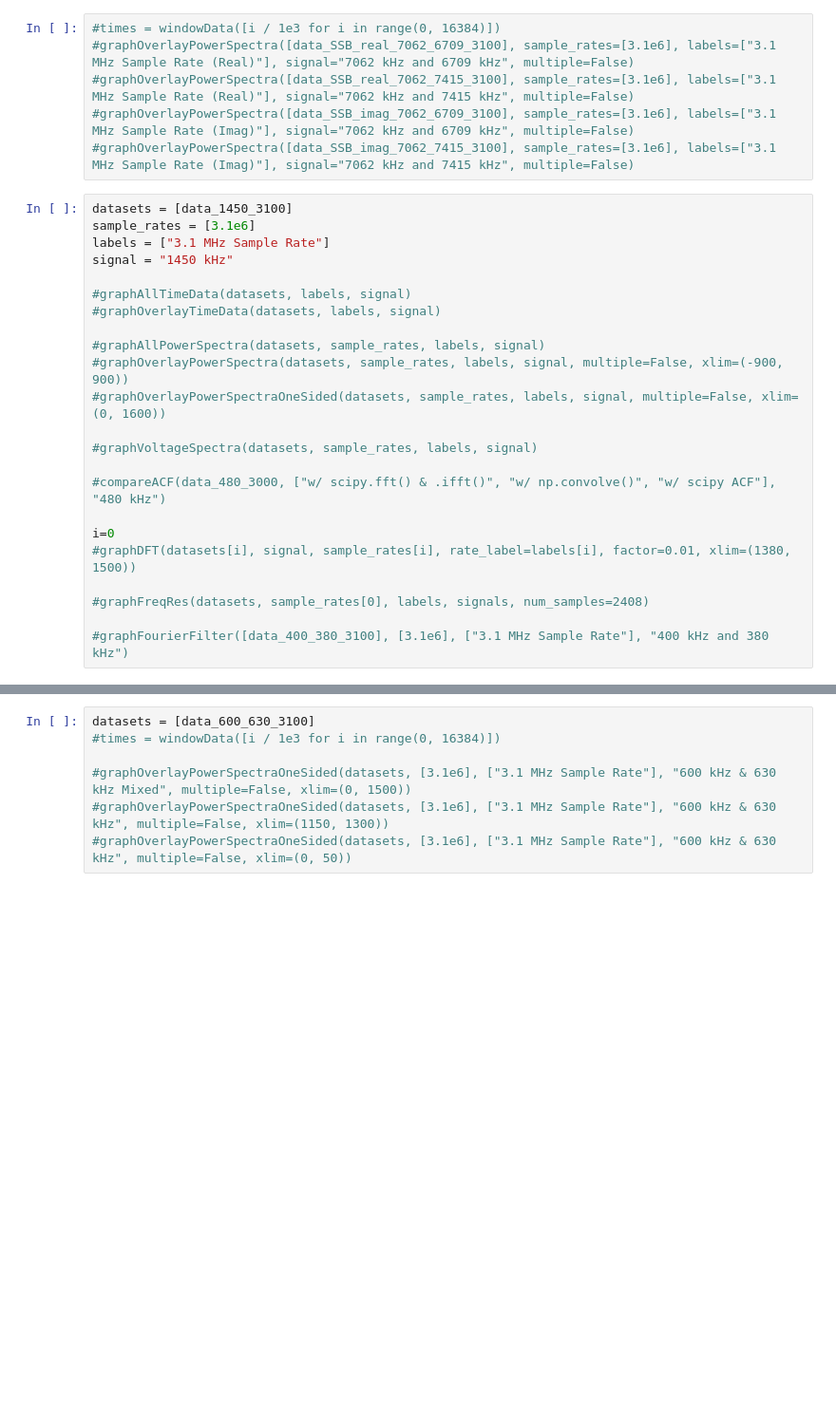
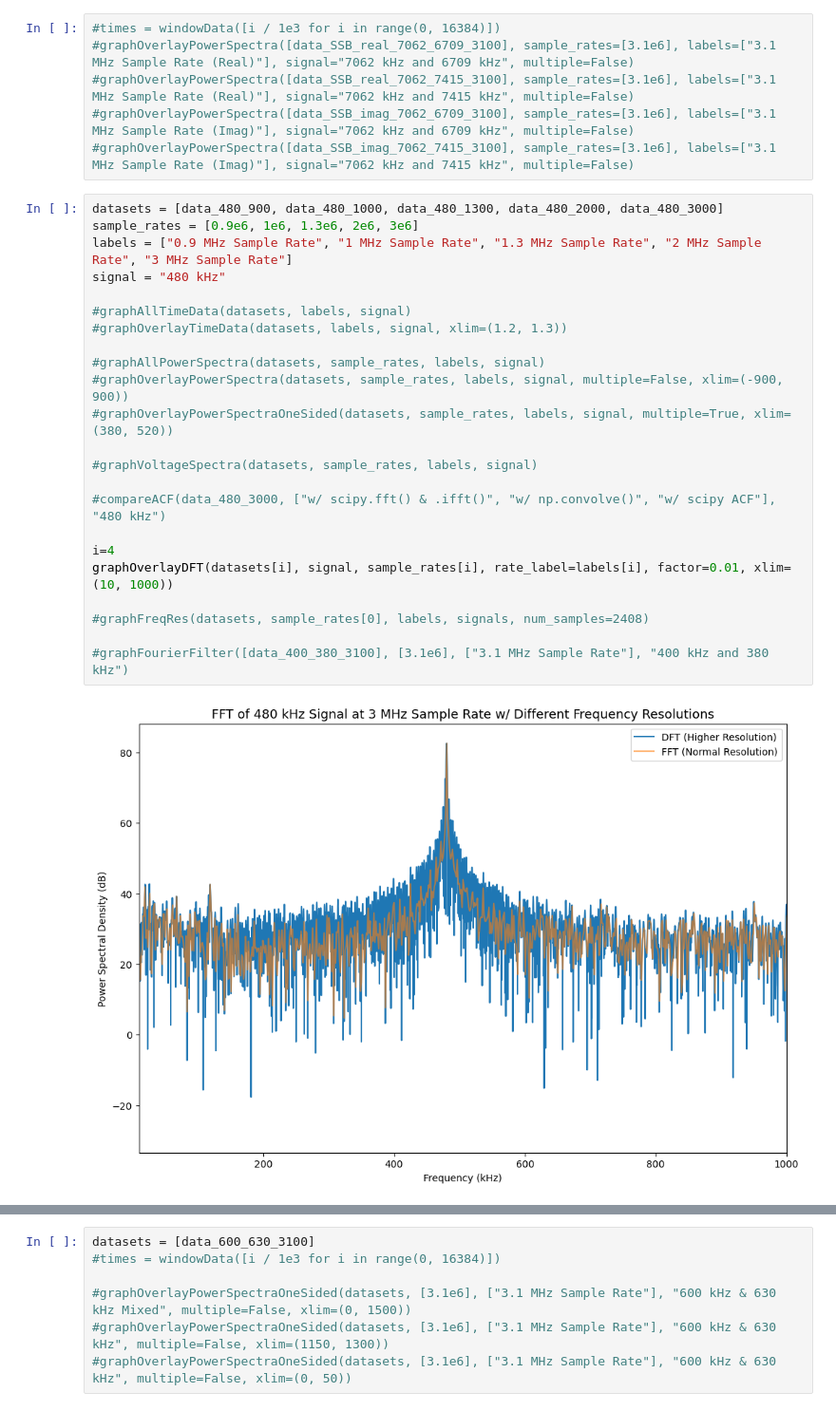
Before and after one commit to Brandon102002/ugastro, a Jupyter notebook: lab_1_helpers.ipynb, the cells around one changed output, grey strips where cells are left out. Shown at 95% size. Saved outputs shown, nothing was run; the diff lists cells and outputs as text; blank space fills up the shorter version.

Commit message:
refined graphs a bit

```diff
--- a/lab_1_helpers.ipynb
+++ b/lab_1_helpers.ipynb
@@ -547,28 +580,30 @@ def graphGaussianHistogram(datasets, sample_rate, signals):
 #graphOverlayPowerSpectra([data_SSB_imag_7062_6709_3100], sample_rates=[3.1e6], labels=["3.1 MHz Sample Rate (Imag)"], signal="7062 kHz and 6709 kHz", multiple=False)
 #graphOverlayPowerSpectra([data_SSB_imag_7062_7415_3100], sample_rates=[3.1e6], labels=["3.1 MHz Sample Rate (Imag)"], signal="7062 kHz and 7415 kHz", multiple=False)
 # %%
-datasets = [data_1450_3100]
-sample_rates = [3.1e6]
-labels = ["3.1 MHz Sample Rate"]
-signal = "1450 kHz"
+datasets = [data_480_900, data_480_1000, data_480_1300, data_480_2000, data_480_3000]
+sample_rates = [0.9e6, 1e6, 1.3e6, 2e6, 3e6]
+labels = ["0.9 MHz Sample Rate", "1 MHz Sample Rate", "1.3 MHz Sample Rate", "2 MHz Sample Rate", "3 MHz Sample Rate"]
+signal = "480 kHz"
 
 #graphAllTimeData(datasets, labels, signal)
-#graphOverlayTimeData(datasets, labels, signal)
+#graphOverlayTimeData(datasets, labels, signal, xlim=(1.2, 1.3))
 
 #graphAllPowerSpectra(datasets, sample_rates, labels, signal)
 #graphOverlayPowerSpectra(datasets, sample_rates, labels, signal, multiple=False, xlim=(-900, 900))
-#graphOverlayPowerSpectraOneSided(datasets, sample_rates, labels, signal, multiple=False, xlim=(0, 1600))
+#graphOverlayPowerSpectraOneSided(datasets, sample_rates, labels, signal, multiple=True, xlim=(380, 520))
 
 #graphVoltageSpectra(datasets, sample_rates, labels, signal)
 
 #compareACF(data_480_3000, ["w/ scipy.fft() & .ifft()", "w/ np.convolve()", "w/ scipy ACF"], "480 kHz")
 
-i=0
-#graphDFT(datasets[i], signal, sample_rates[i], rate_label=labels[i], factor=0.01, xlim=(1380, 1500))
+i=4
+graphOverlayDFT(datasets[i], signal, sample_rates[i], rate_label=labels[i], factor=0.01, xlim=(10, 1000))
 
 #graphFreqRes(datasets, sample_rates[0], labels, signals, num_samples=2408)
 
 #graphFourierFilter([data_400_380_3100], [3.1e6], ["3.1 MHz Sample Rate"], "400 kHz and 380 kHz")
+# %% [output]
+[figure, added]
 # %%
 # datasets = [data_400_1000, data_1600_1000, data_1610_1000]
 # sample_rate = (1.0e6, "1 MHz Sample Rate")
```
Also changed, not shown: parts of 5 cells of this notebook, 4 other files.
